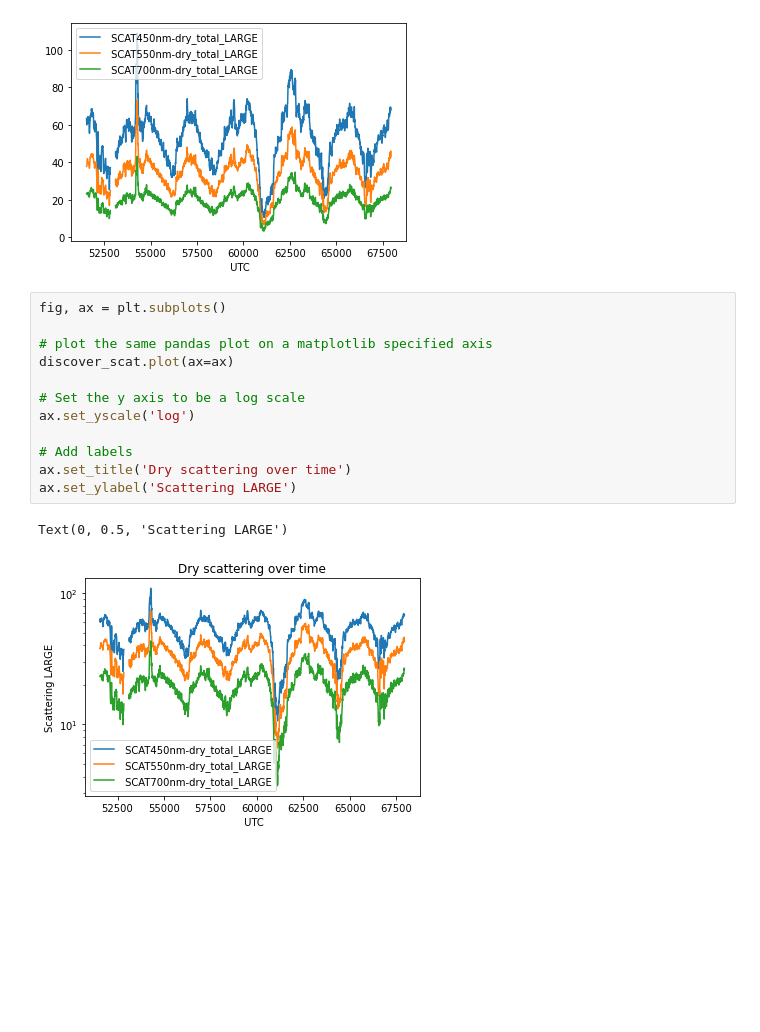
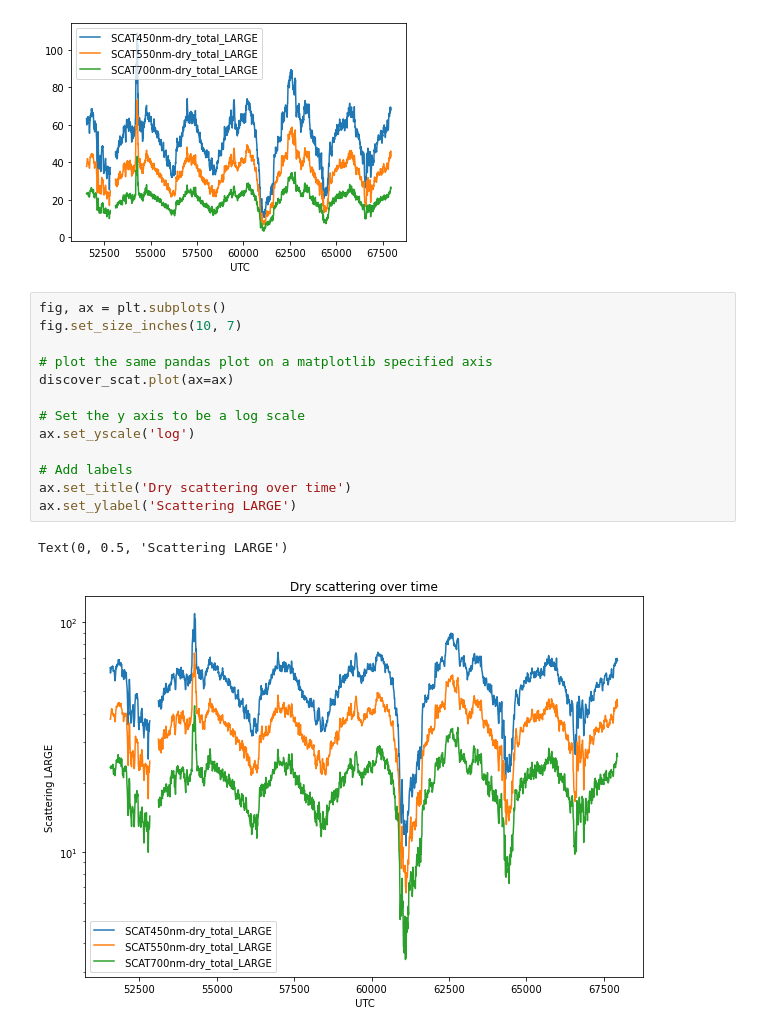
Before and after one commit to rwegener2/sarp_lessons, a Jupyter notebook: examples/logplot.ipynb, the cells around one changed output. Drawn from its saved outputs; the diff is of its cells as text; blank space fills up the shorter version.

```diff
--- a/examples/logplot.ipynb
+++ b/examples/logplot.ipynb
@@ -46,16 +48,17 @@ discover_scat.plot()
 [figure]
 # %%
 fig, ax = plt.subplots()
+fig.set_size_inches(10, 7)
 
 # plot the same pandas plot on a matplotlib specified axis
 discover_scat.plot(ax=ax)
 
 # Set the y axis to be a log scale
 ax.set_yscale('log')
 
 # Add labels
 ax.set_title('Dry scattering over time')
 ax.set_ylabel('Scattering LARGE')
 # %% [output]
 Text(0, 0.5, 'Scattering LARGE')
-[figure, old version]
+[figure, new version]
```
Also changed, not shown: parts of 6 cells of this notebook, 3 other files.
